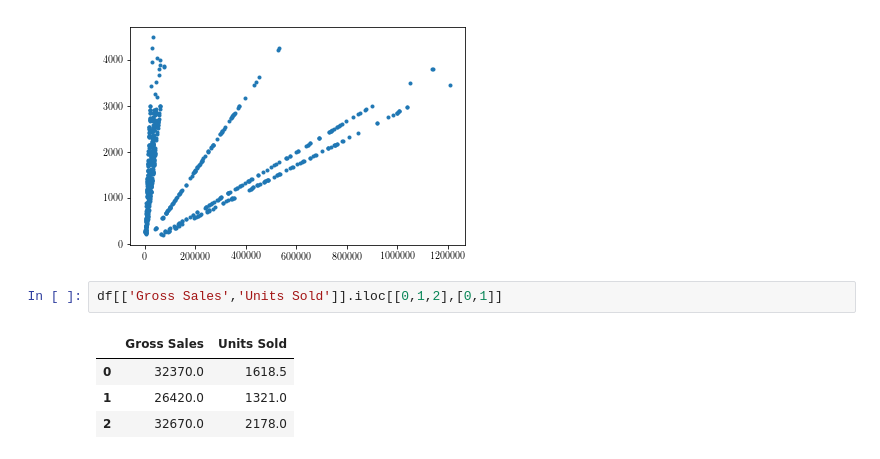
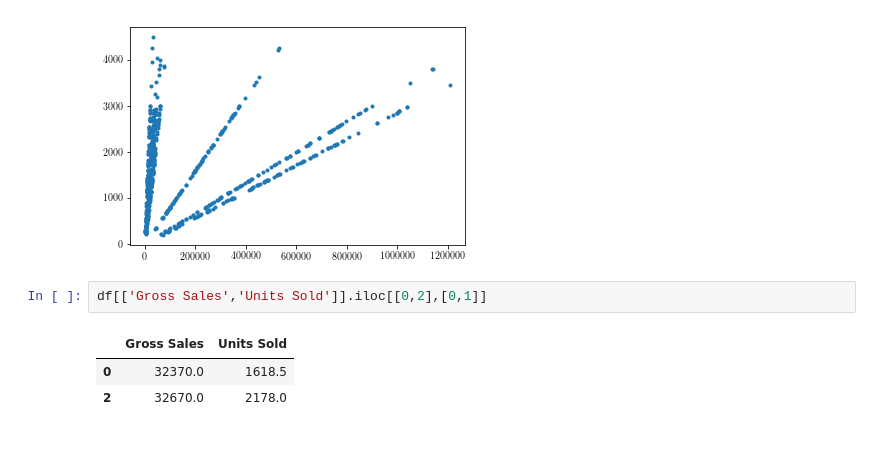
Before and after one commit to josephcslater/JupyterExamples, a Jupyter notebook: Newton_Raphson_and Intro to Scientific Python.ipynb, the cells around one changed output. Cells and saved outputs as stored; diff of their text form.

```diff
--- a/Newton_Raphson_and Intro to Scientific Python.ipynb
+++ b/Newton_Raphson_and Intro to Scientific Python.ipynb
@@ -361,9 +428,8 @@ plt.plot(df['Gross Sales'],df['Units Sold'],'.')
 [<matplotlib.lines.Line2D at 0x...>]
 [figure]
 # %%
-df[['Gross Sales','Units Sold']].iloc[[0,1,2],[0,1]]
+df[['Gross Sales','Units Sold']].iloc[[0,2],[0,1]]
 # %% [output]
 |  | Gross Sales | Units Sold |
 | 0 | 32370.0 | 1618.5 |
-| 1 | 26420.0 | 1321.0 |
 | 2 | 32670.0 | 2178.0 |
```
Also changed, not shown: parts of 31 cells of this notebook, 6 other files.
